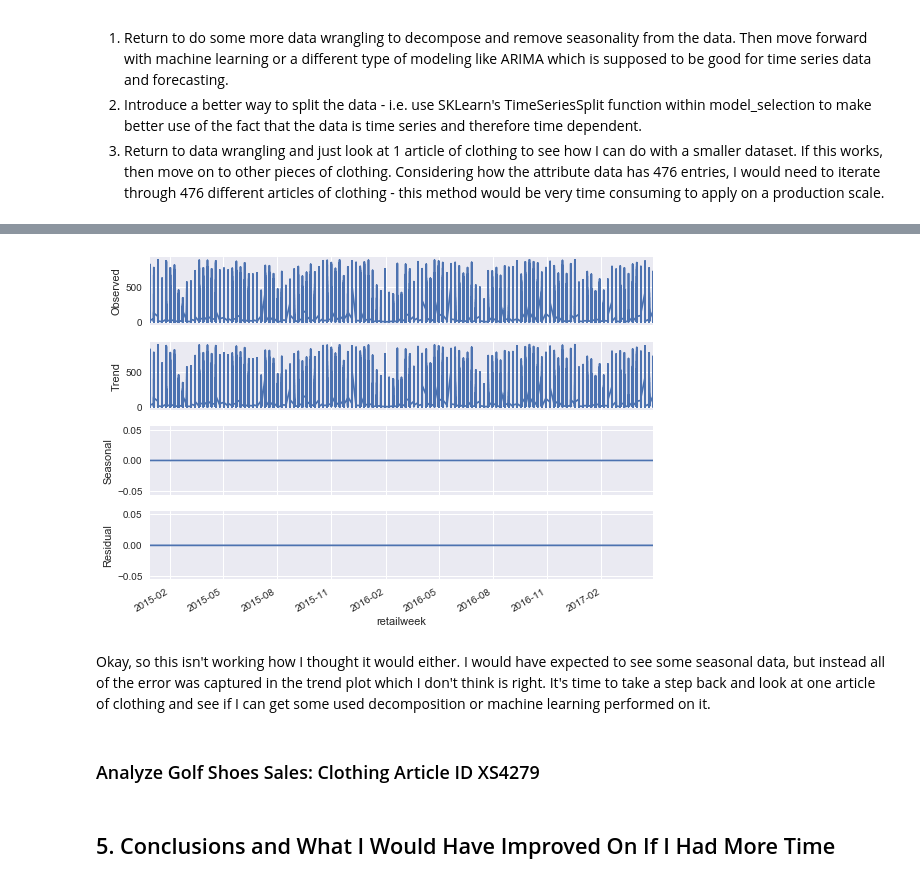
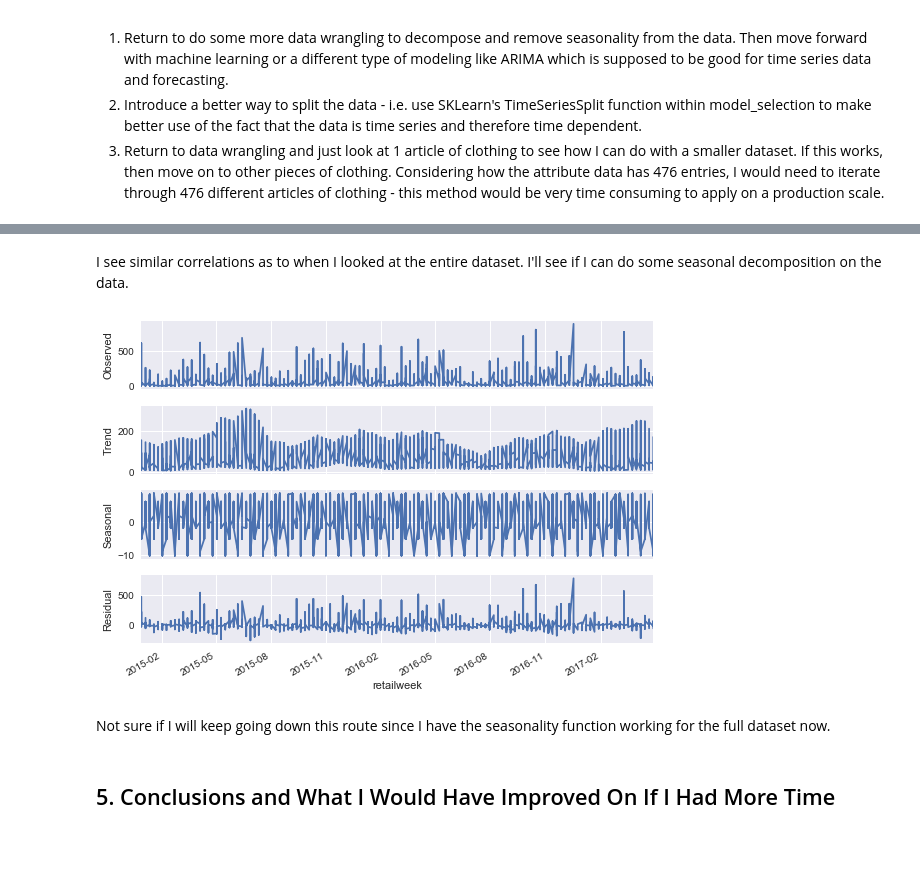
Before and after one commit to swekul/RetailSales_CaseStudy, a Jupyter notebook: RetailSales_DemandForecasting_McRoberts.ipynb, the cells around one changed output, grey strips where cells are left out. Saved outputs shown, nothing was run; the diff lists cells and outputs as text; code cells hidden in the pictures; blank space fills up the shorter version.

Commit message:
fix: Statmodels seasonal decomposition fix
Next, Re-try machine learning algorithms with residuals from seasonal
decomposition.

```diff
--- a/RetailSales_DemandForecasting_McRoberts.ipynb
+++ b/RetailSales_DemandForecasting_McRoberts.ipynb
@@ -696,2 +696,14 @@ I need to make the index for the dataframe a datetime type index instead of an i
 # %%
 data_joined_dt = data_joined.copy()
+# %%
+data_joined_dt.reset_index(inplace=True)
+# data_joined_dt['retailweek'] = pd.to_datetime(data_joined_dt['retailweek'])
+data_joined_dt = data_joined_dt.set_index('retailweek')
+
+# set frequency for decomposition: since the data is weekly, but I am interested in seasonality,
+# I'll multiply by 4 to get to months and then by 3 to get to seasons (4 seasons in a year).
+decompFreq = 1*4*3
+
+decomp = seasonal_decompose(data_joined_dt.sales, model = 'additive', freq = decompFreq)
+decomp.plot()
+plt.show()
@@ -697,0 +734,3 @@ data_joined_dt = data_joined.copy()
+# %%
+data_golfSales = data_joined[data_joined.category == 'GOLF']
+data_golfSales.head()
@@ -698,16 +806,18 @@ data_joined_dt = data_joined.copy()
+# %% [markdown]
+I see similar correlations as to when I looked at the entire dataset. I'll see if I can do some seasonal decomposition on the data.
 # %%
-data_joined_dt.reset_index(inplace=True)
-# data_joined_dt['retailweek'] = pd.to_datetime(data_joined_dt['retailweek'])
-data_joined_dt = data_joined_dt.set_index('retailweek')
-decomp = seasonal_decompose(data_joined_dt.sales, model = 'additive', freq=1)
-decomp.plot()
+data_golfSales_dt = data_golfSales.copy()
+
+data_golfSales_dt.reset_index(inplace=True)
+# data_golfSales_dt['retailweek'] = pd.to_datetime(data_golfSales_dt['retailweek'])
+data_golfSales_dt = data_golfSales_dt.set_index('retailweek')
+decomp_golfSales = seasonal_decompose(data_golfSales_dt.sales, model = 'additive', freq = decompFreq)
+decomp_golfSales.plot()
 plt.show()
 # %% [output]
-[figure, old version]
+[figure, new version]
-# %% [markdown]
-Okay, so this isn't working how I thought it would either. I would have expected to see some seasonal data, but instead all of the error was captured in the trend plot which I don't think is right. It's time to take a step back and look at one article of clothing and see if I can get some used decomposition or machine learning performed on it.
-# %% [markdown]
-### Analyze Golf Shoes Sales: Clothing Article ID XS4279
+# %% [markdown]
+Not sure if I will keep going down this route since I have the seasonality function working for the full dataset now.
 # %% [markdown]
 ## 5. Conclusions and What I Would Have Improved On If I Had More Time
 # %% [markdown]
```
Also changed, not shown: parts of 16 cells of this notebook.
